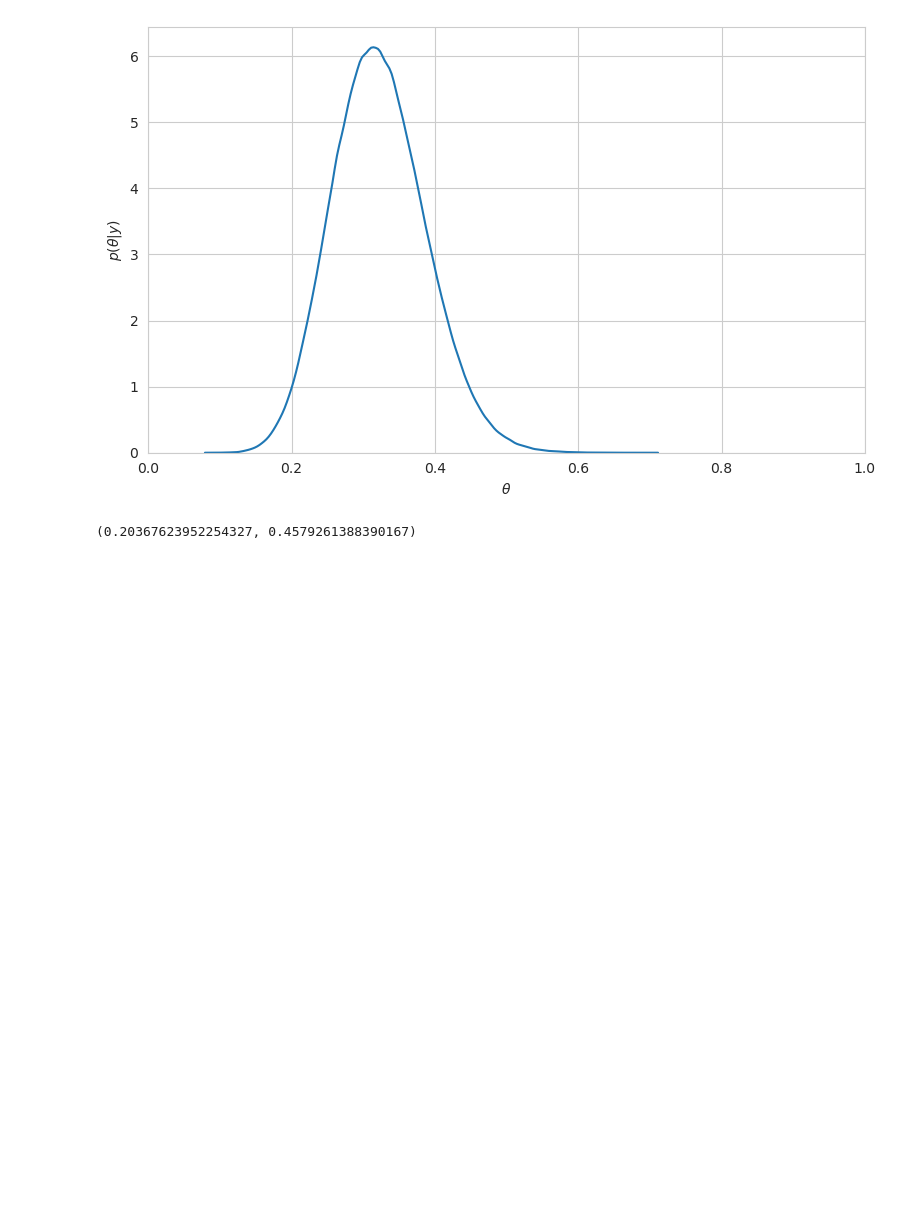
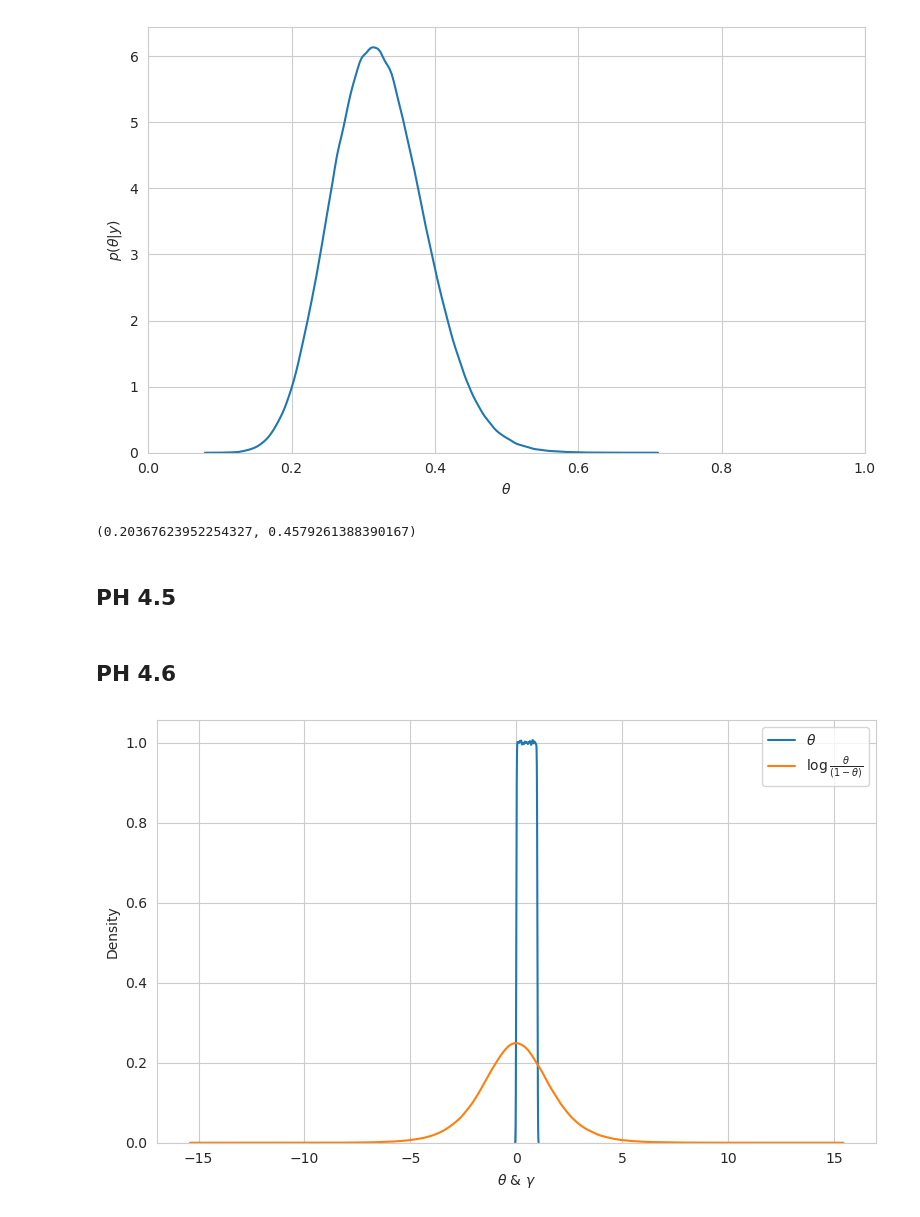
Before and after one commit to WHITSNAK/sta_602, a Jupyter notebook: hw5/hw5.ipynb, the cells around one changed output. Saved outputs shown, nothing was run; the diff lists cells and outputs as text; code cells hidden in the pictures; blank space fills up the shorter version.

Commit message:
add 4.6 plot

```diff
--- a/hw5/hw5.ipynb
+++ b/hw5/hw5.ipynb
@@ -235,3 +238,25 @@ fig.show()
 np.quantile(thetas, 0.025), np.quantile(thetas, 0.975)
 # %% [output]
 (0.20367623952254327, 0.4579261388390167)
+# %% [markdown]
+## PH 4.5
+# %% [markdown]
+## PH 4.6
+# %%
+def logOdd(theta):
+    return np.log(theta / (1-theta))
+
+thetaPrior = stats.uniform(0, 1)
+thetas = thetaPrior.rvs(1000000)
+logOdds = logOdd(thetas)
+# %%
+fig, ax = plt.subplots(figsize=(8, 5))
+
+sns.kdeplot(thetas, label='$\\theta$', ax=ax)
+sns.kdeplot(logOdds, label='$\\log \\frac{\\theta}{(1-\\theta)}$', ax=ax)
+ax.set_xlabel("$\\theta$ & $\\gamma$")
+ax.legend()
+fig.tight_layout()
+fig.show()
+# %% [output]
+[figure, added]
```
Also changed, not shown: parts of 2 cells of this notebook, 1 other file.
